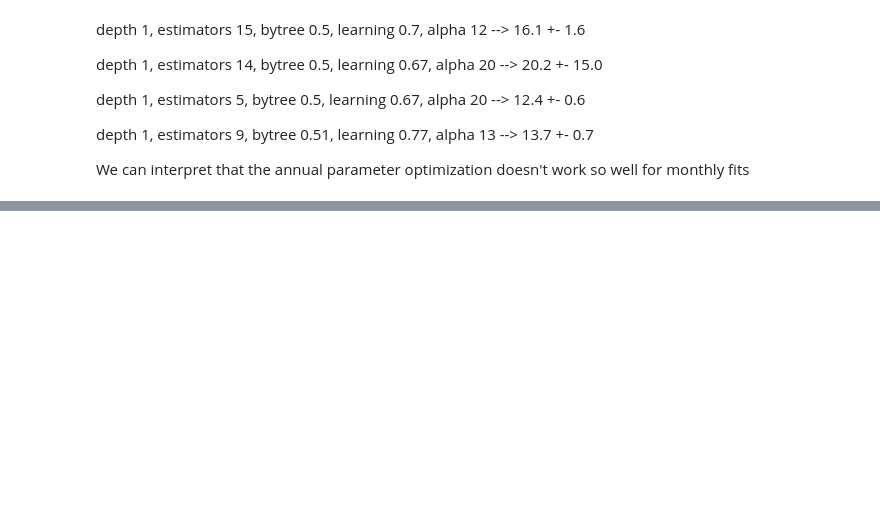
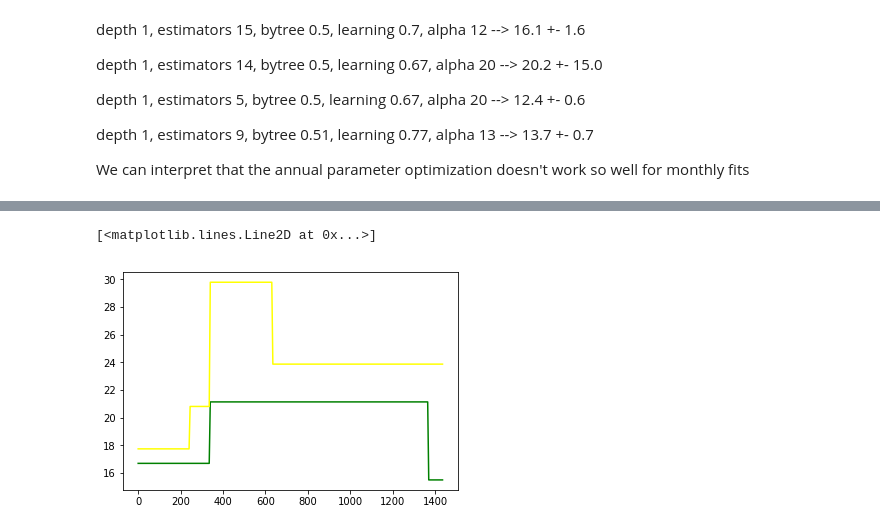
Before and after one commit to felipeascouto/energy, a Jupyter notebook: research_p2.ipynb, the cells around one changed output, grey strips where cells are left out. Drawn from its saved outputs; the diff is of its cells as text; code cells hidden in the pictures; blank space fills up the shorter version.

```diff
--- a/research_p2.ipynb
+++ b/research_p2.ipynb
@@ -2296,8 +2330,8 @@ Optimization 100.0% completed. Best loss: 10.01   ss: 10.01
 (0.5081362600068204, 0.18143119004125674)
 # %%
 def xgb_clusters_opt_2(train_df):
-    xg_reg = xgb.XGBRegressor(objective ='reg:squarederror', colsample_bytree = 0.51, learning_rate = 0.77,
-                              max_depth = 1, alpha = 13, n_estimators = 9)
+    xg_reg = xgb.XGBRegressor(objective ='reg:squarederror', colsample_bytree = 0.26, learning_rate = 0.71,
+                              max_depth = 1, alpha = 40, n_estimators = 2)
     minutes = []
     for time in train_df.index:
         minutes.append(time.hour * 60 + time.minute)
@@ -2402,0 +2445,18 @@ We can interpret that the annual parameter optimization doesn't work so well for
+# %%
+xg_reg = xgb.XGBRegressor(objective ='reg:squarederror', colsample_bytree = 0.88, learning_rate = 0.6,
+                          max_depth = 1, alpha = 40, n_estimators = 2)
+x_train = train_data['minutes'].values.reshape(-1,1)
+y_train = train_data['LMP_RT']
+xg_reg.fit(x_train, y_train)
+x_test = x_train
+y_xgb = xg_reg.predict(x_test)
+
+regr_1 = DecisionTreeRegressor(max_depth=2)
+regr_1.fit(x_train, y_train)
+y_sklearn = regr_1.predict(x_test)
+
+plt.plot(x_test, y_xgb, 'green')
+plt.plot(x_test, y_sklearn, 'yellow')
+# %% [output]
+[<matplotlib.lines.Line2D at 0x...>]
+[figure, added]
```
Also changed, not shown: parts of 7 cells of this notebook.
